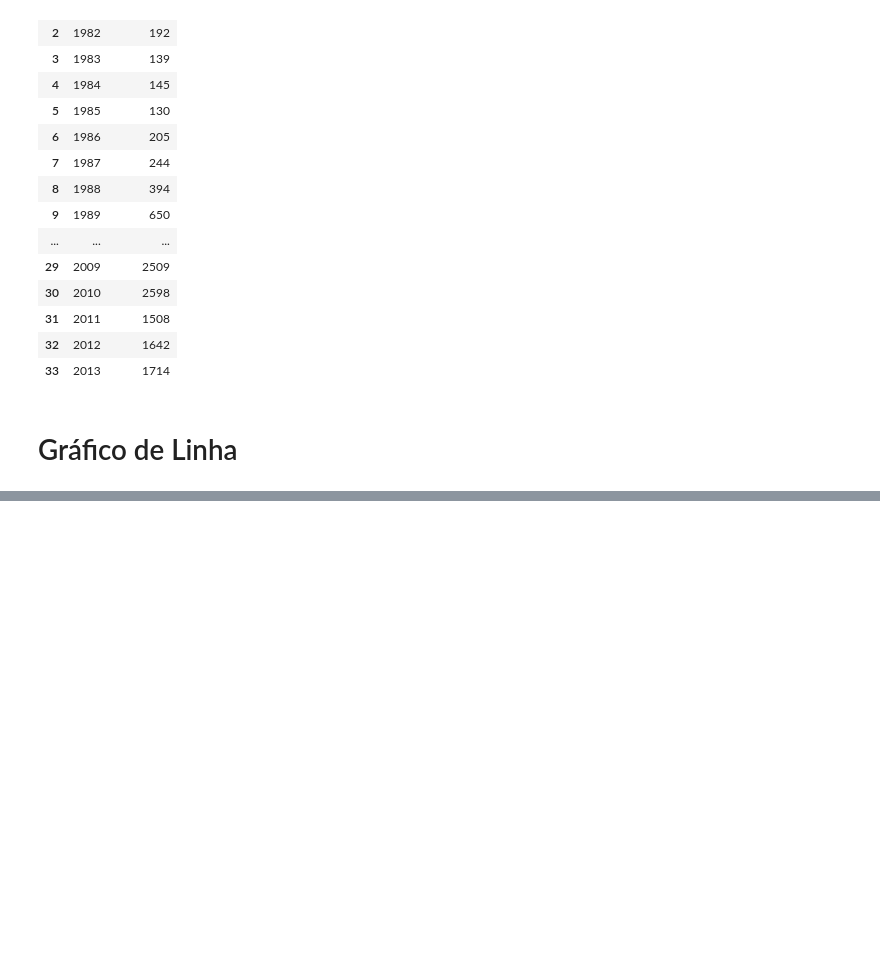
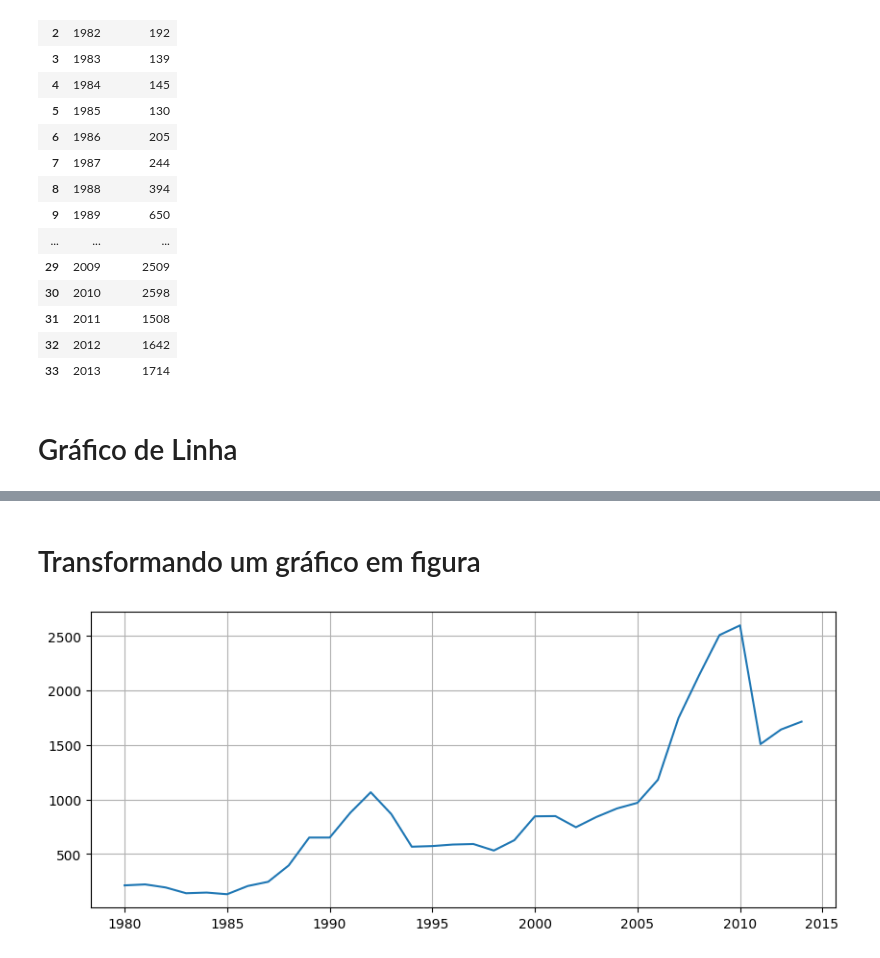
Before and after one commit to krons1996/semanaestatistica, a Jupyter notebook: notebooks/brasil_canada.ipynb, the cells around one changed output, grey strips where cells are left out. Saved outputs shown, nothing was run; the diff lists cells and outputs as text; code cells hidden in the pictures; blank space fills up the shorter version.

```diff
--- a/notebooks/brasil_canada.ipynb
+++ b/notebooks/brasil_canada.ipynb
@@ -288,0 +274,10 @@ plt.show()
+# %% [markdown]
+# Transformando um gráfico em figura
+# %%
+plt.figure(figsize=(10,4))
+plt.plot(dados_brasil['ano'],dados_brasil['imigrantes'])
+plt.xticks(['1980','1985','1990','1995','2000','2005','2010','2015'])
+plt.grid()
+plt.show()
+# %% [output]
+[figure, added]
```
Also changed, not shown: parts of 3 cells of this notebook.
